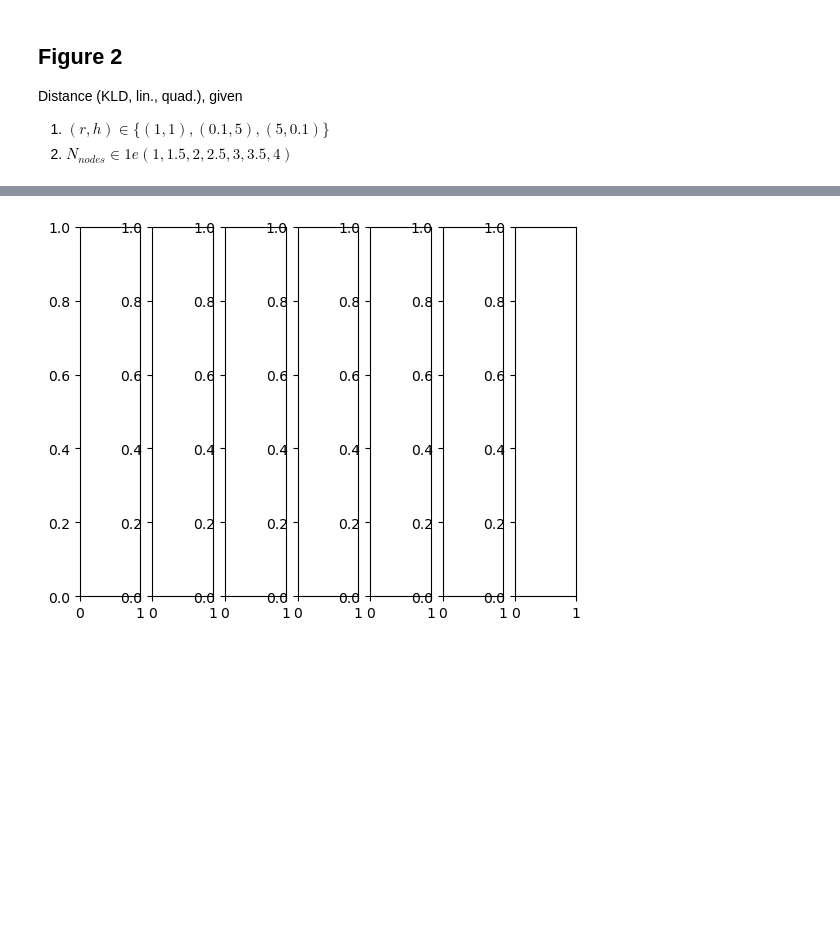
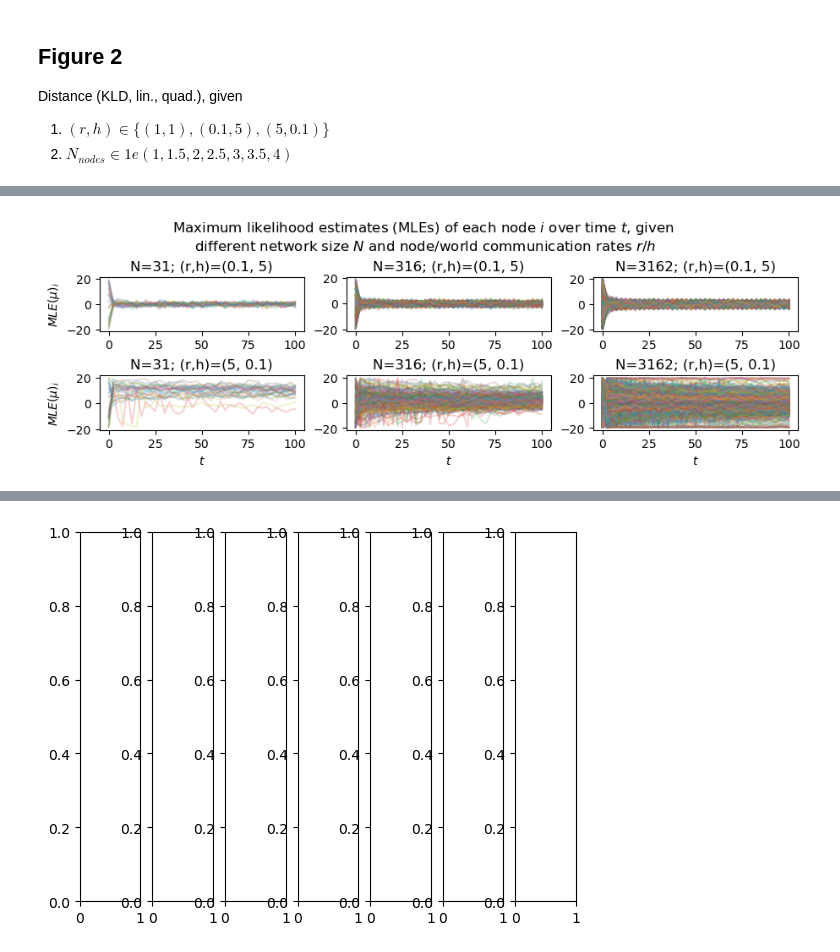
Before and after one commit to Priesemann-Group/neuro_op, a Jupyter notebook: notebooks/Vanilla-figures.ipynb, the cells around one changed output, grey strips where cells are left out. Cells and saved outputs as stored; diff of their text form; code cells hidden in the pictures; blank space fills up the shorter version.

Commit message:
Restructured 'Vanilla-figures.ipynb', found power law bug, started power law runs on chiquibal, finished mu_i--time plots

```diff
--- a/notebooks/Vanilla-figures.ipynb
+++ b/notebooks/Vanilla-figures.ipynb
@@ -131,9 +133,7 @@ data_dir = "../tests/data/2024-03--Run0/"
 #  Create list of to-be-used data files
 # 0.) 2D plot data
 n_arr = [int(10**N) for N in np.arange(1, 4.5, 0.5)]
-t_arr = [
-    int(10**t) for t in np.arange(1, 3, .5)
-]
+t_arr = [int(10**t) for t in np.arange(1, 3, 0.5)]
 res_NT = []
 for N in n_arr:
     for t in t_arr:
@@ -261,0 +270,10 @@ for file in res_rates[:, 0]:
+# %%
+# Plan:
+# 1 subplot per N_nodes, 3 lines per subplot (r,h)
+# Plot KLDs, quad. errors
+
+# Plot some example for mu_node_i over time
+for i in [1, 3, 5]:
+    for j in [0, 1]:
+        print(res2[i * 3 + j])
+res2
@@ -261,0 +304,29 @@ for file in res_rates[:, 0]:
+# %%
+N_ex = [1, 3, 5]
+#N_equiv = [31, 316, 3162]
+rates_ex = [0, 1]  # ==[(0.1, 5), (5, 0.1)]
+rates_equiv = [(0.1, 5), (5, 0.1)]
+
+fig, ax = plt.subplots(
+    len(rates_ex), len(N_ex), figsize=(1.5 * 3 * len(rates_ex), 1 * len(N_ex)),
+    constrained_layout=True
+)
+#fig.tight_layout()
+
+for i in range(len(N_ex)):
+    for j in rates_ex:
+        mu_tmp = np.array(mu_arr[N_ex[i]*len(rates) + j]).T
+        for y in mu_tmp:
+            x = np.arange(0, len(y) * 2.5, 2.5)
+            ax[j, i].plot(x, y, alpha=0.2)
+        ax[j, i].set_title("N=" + str(len(mu_tmp)) + "; (r,h)=" + str(rates_equiv[j]))
+ax[0, 0].set_ylabel("$MLE(\mu)_i$")
+ax[1, 0].set_ylabel("$MLE(\mu)_i$")
+ax[1, 0].set_xlabel("$t$")
+ax[1, 1].set_xlabel("$t$")
+ax[1, 2].set_xlabel("$t$")
+fig.suptitle("Maximum likelihood estimates (MLEs) of each node $i$ over time $t$, given\n different network size $N$ and node/world communication rates $r$/$h$")
+
+plt.show()
+# %% [output]
+[figure, added]
```
Also changed, not shown: parts of 6 cells of this notebook.
